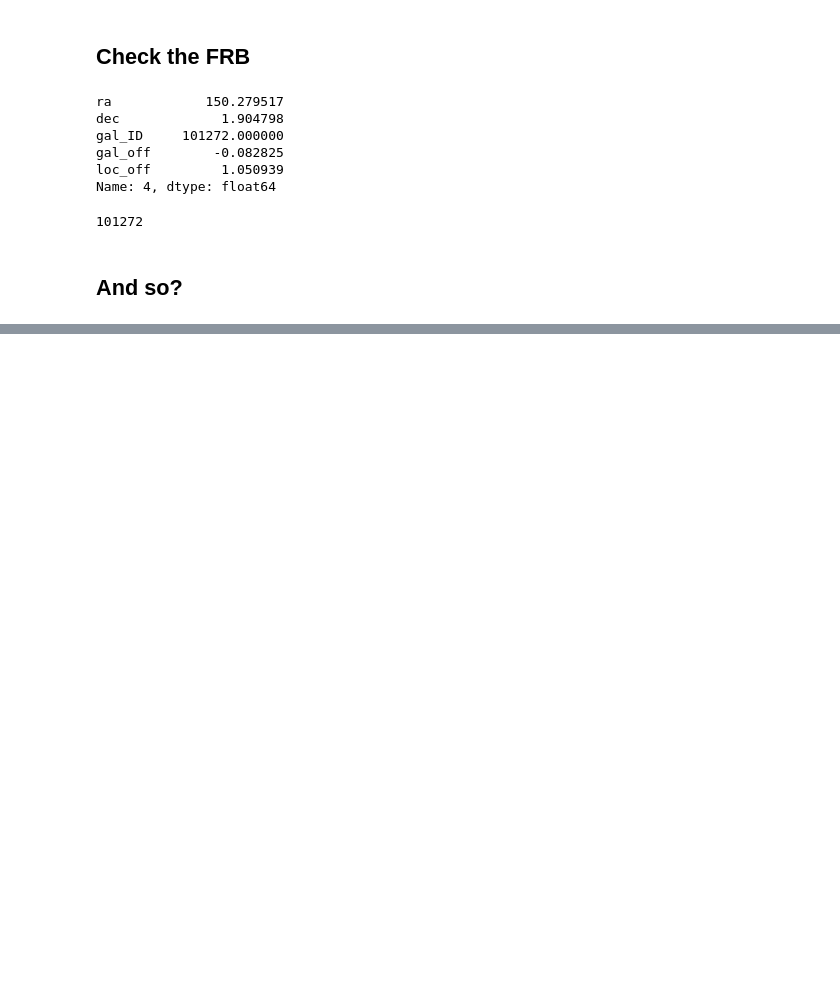
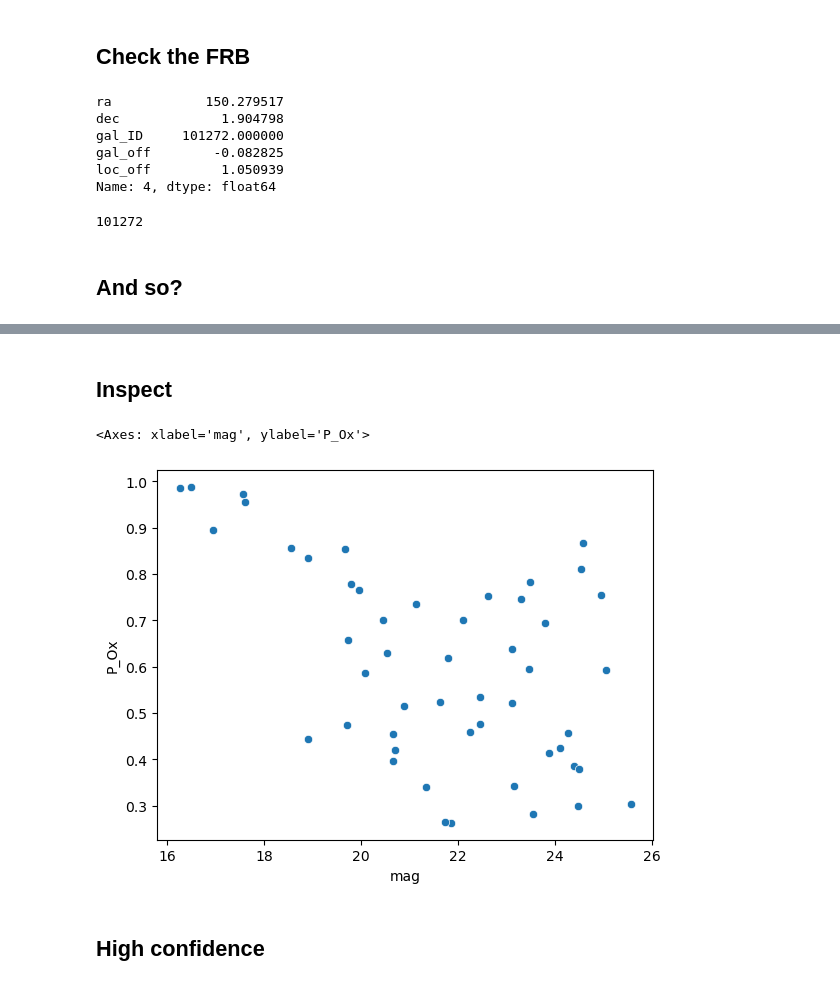
Before and after one commit to FRBs/astropath, a Jupyter notebook: calculations/CHIME/GBO/InspectFirstTry.ipynb, the cells around one changed output, grey strips where cells are left out. Cells and saved outputs as stored; diff of their text form; code cells hidden in the pictures; blank space fills up the shorter version.

```diff
--- a/calculations/CHIME/GBO/InspectFirstTry.ipynb
+++ b/calculations/CHIME/GBO/InspectFirstTry.ipynb
@@ -104,0 +128,3 @@ assert frbs.loc[ftry.loc[best_i, 'iFRB'], 'gal_ID'] == ftry.loc[best_i, 'gal_ID'
+# %%
+iFRB = 1
+ftry[ftry.iFRB == iFRB].iloc[0].P_Ox
@@ -104,0 +133,12 @@ assert frbs.loc[ftry.loc[best_i, 'iFRB'], 'gal_ID'] == ftry.loc[best_i, 'gal_ID'
+# %%
+POxs = [np.nan]*len(frbs)
+IDs = [-1]*len(frbs)
+# %%
+for iFRB in np.unique(ftry.iFRB.values):
+    best_cand = ftry[ftry.iFRB == iFRB].iloc[0]
+    # Save
+    POxs[iFRB] = best_cand.P_Ox
+    IDs[iFRB] = int(best_cand.gal_ID)
+# %%
+frbs['P_Ox'] = POxs
+frbs['PATH_ID'] = IDs
@@ -104,0 +154,9 @@ assert frbs.loc[ftry.loc[best_i, 'iFRB'], 'gal_ID'] == ftry.loc[best_i, 'gal_ID'
+# %% [markdown]
+## Inspect
+# %%
+sns.scatterplot(frbs, x='mag', y='P_Ox')
+# %% [output]
+<Axes: xlabel='mag', ylabel='P_Ox'>
+[figure, added]
+# %% [markdown]
+## High confidence
```
Also changed, not shown: parts of 12 cells of this notebook, 4 other files.
